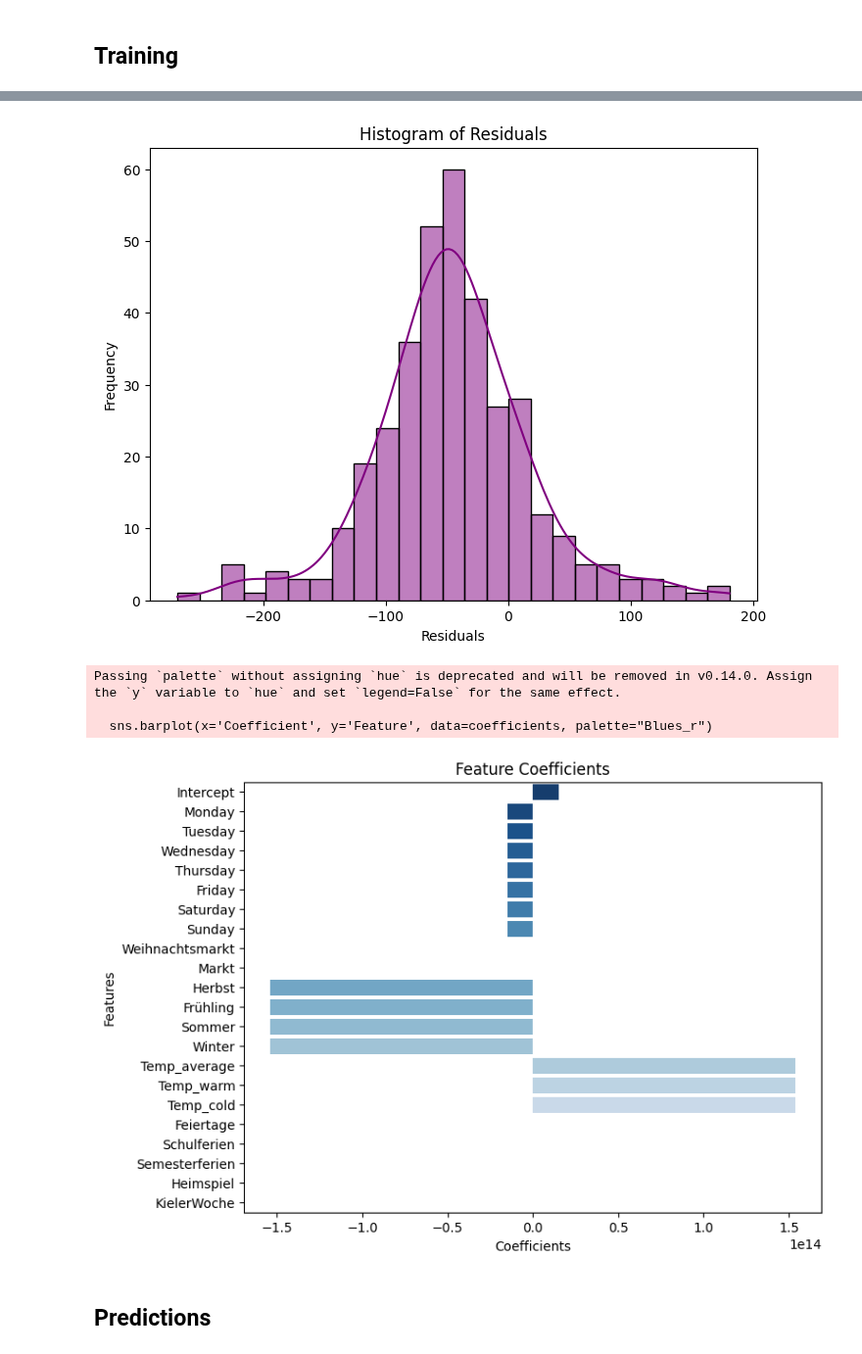
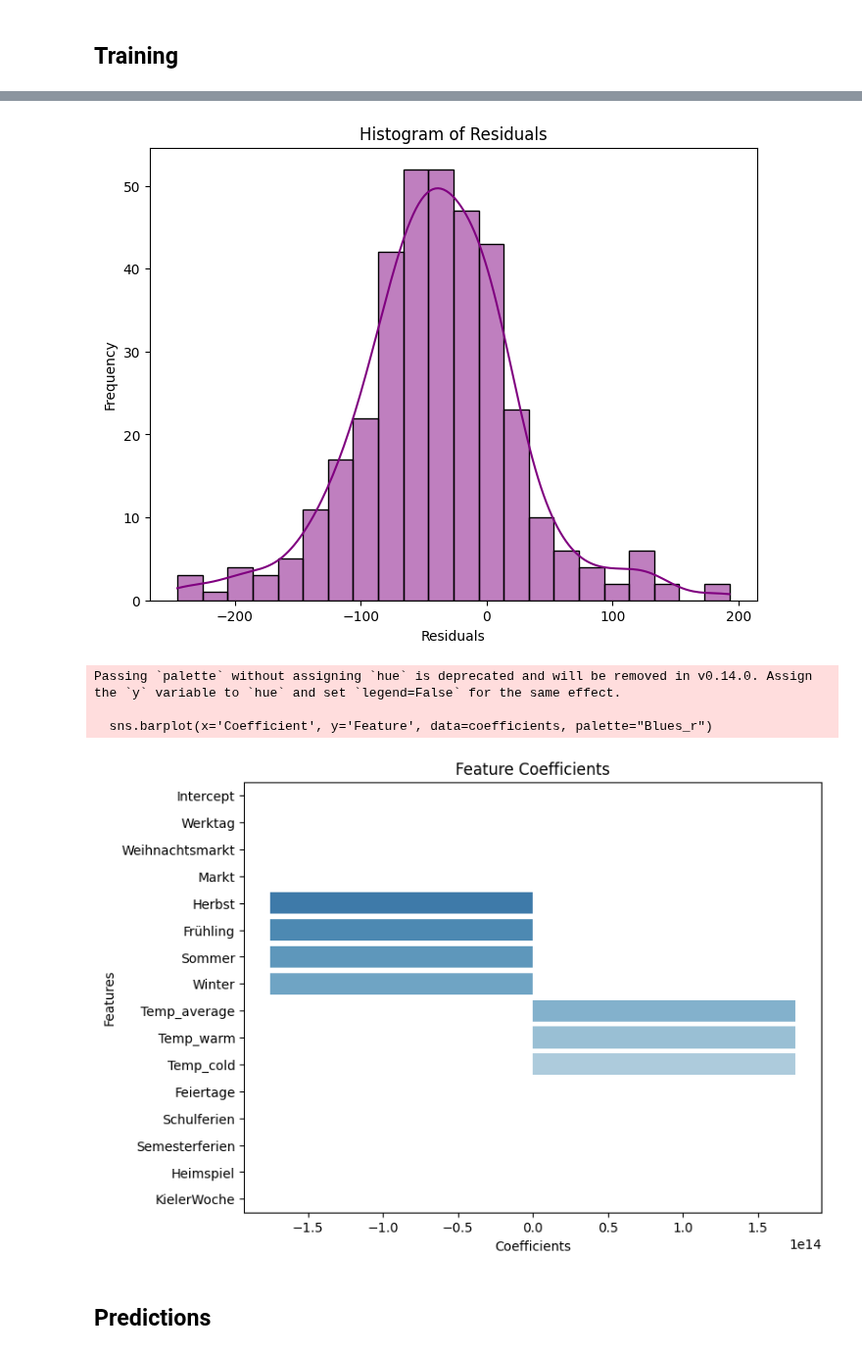
Before and after one commit to Fiesa00/DS_ML_Gr_1.5, a Jupyter notebook: 2_BaselineModel/Baseline-Model W2.ipynb, the cells around one changed output, grey strips where cells are left out. Shown at 98% size. Saved outputs shown, nothing was run; the diff lists cells and outputs as text; code cells hidden in the pictures.

Commit message:
Hinzufügen von Werktagen in merged_data_new

```diff
--- a/2_BaselineModel/Baseline-Model W2.ipynb
+++ b/2_BaselineModel/Baseline-Model W2.ipynb
@@ -103,13 +103,7 @@ print(data.head())
 
 # Select features and target variable
 # Features include the different Warengruppen, Monday y/n
-features = ['Monday',
-            'Tuesday',
-            'Wednesday',
-            'Thursday',
-            'Friday',
-            'Saturday',
-            'Sunday',
+features = ['Werktag',
             'Weihnachtsmarkt',
             'Markt',
             'Herbst',
@@ -236,8 +230,8 @@ Mean Absolute Percentage Error (MAPE): 19.09%
-[figure, old version]
+[figure, new version]
 Passing `palette` without assigning `hue` is deprecated and will be removed in v0.14.0. Assign the `y` variable to `hue` and set `legend=False` for the same effect.
 
   sns.barplot(x='Coefficient', y='Feature', data=coefficients, palette="Blues_r")
-[figure, old version]
+[figure, new version]
 # %% [markdown]
 ## Predictions
 # %%
```
Also changed, not shown: parts of 5 cells of this notebook, 10 other files.
